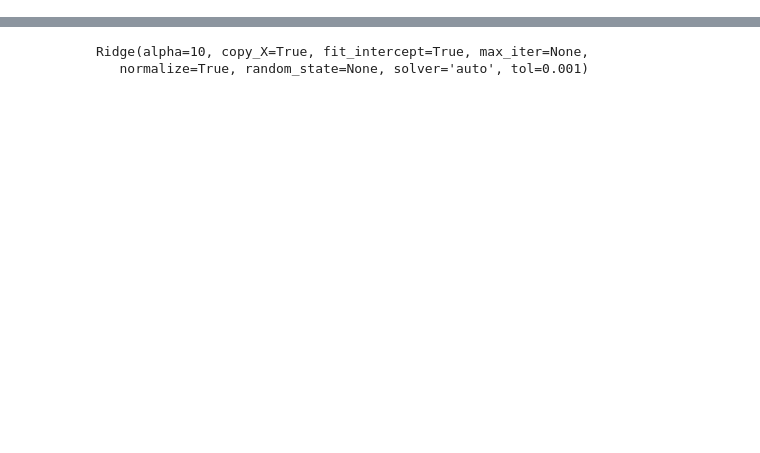
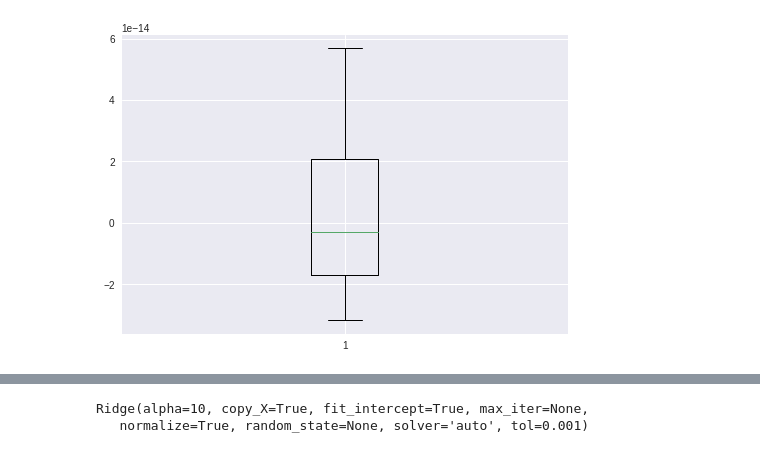
Before and after one commit to pranzell/5.Linear_Regression, a Jupyter notebook: Data Set 01 -Planetary Motion Data.ipynb, the cells around one changed output, grey strips where cells are left out. Drawn from its saved outputs; the diff is of its cells as text; code cells hidden in the pictures; blank space fills up the shorter version.

```diff
--- a/Data Set 01 -Planetary Motion Data.ipynb
+++ b/Data Set 01 -Planetary Motion Data.ipynb
@@ -522,0 +160,24 @@ X_train, X_test, Y_train, Y_test = cross_validation.train_test_split(X, Y, test_
+# %%
+#finding rmse excluding semi major axis
+X_without_semimajor = kepler.drop(['SemiMajorAxis','planet'], axis=1)
+
+# Splitting into Testing and Training units
+X_train, X_test, Y_train, Y_test = train_test_split(X_without_semimajor, Y, random_state=4, train_size=.80, test_size=.20)
+# Computing RMSE Score :-
+Score = cross_val_score(Linear_Model, X_train, Y_train, cv=10, scoring="neg_mean_squared_error")
+MSE_Score = -Score
+RMSE_Score = np.sqrt(MSE_Score)
+print("SELECTED FEATURES (without semi major axis) - \n\nRMSE Score Mean = ", RMSE_Score.mean())
+
+# Training Data into the model
+Linear_Model.fit(X_train, Y_train)
+
+# Intercept
+print("Intercept = ", Linear_Model.intercept_)
+
+# Coeffecients Obtained
+print("Coefficeints = ", Linear_Model.coef_)
+
+# Accuracy
+Accuracy = Linear_Model.score(X_test, Y_test)
+print("Accuracy = ", Accuracy)
@@ -522,0 +191,7 @@ X_train, X_test, Y_train, Y_test = cross_validation.train_test_split(X, Y, test_
+# %%
+#box plot
+Residuals_without_semi_major_axis = np.array(Linear_Model.predict(X_test) - Y_test)
+plt.boxplot(Residuals_without_semi_major_axis)
+plt.show()
+# %% [output]
+[figure, added]
```
Also changed, not shown: parts of 141 cells of this notebook.
